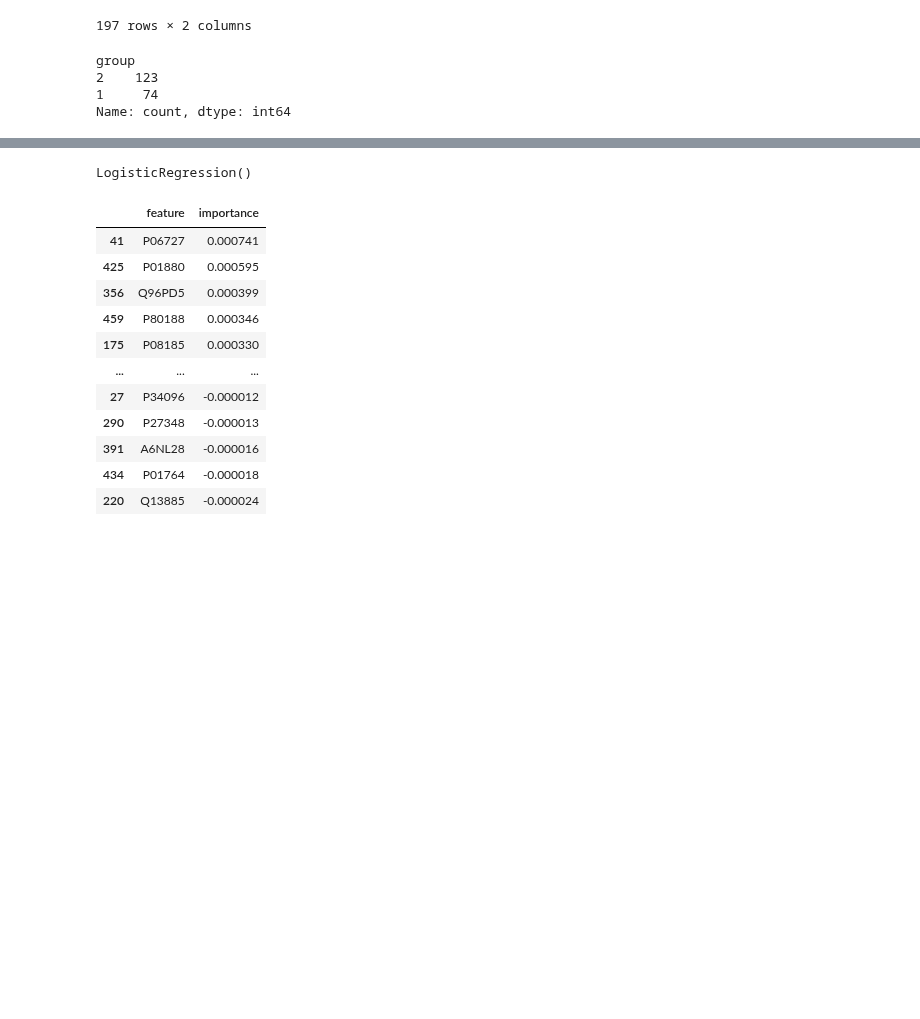
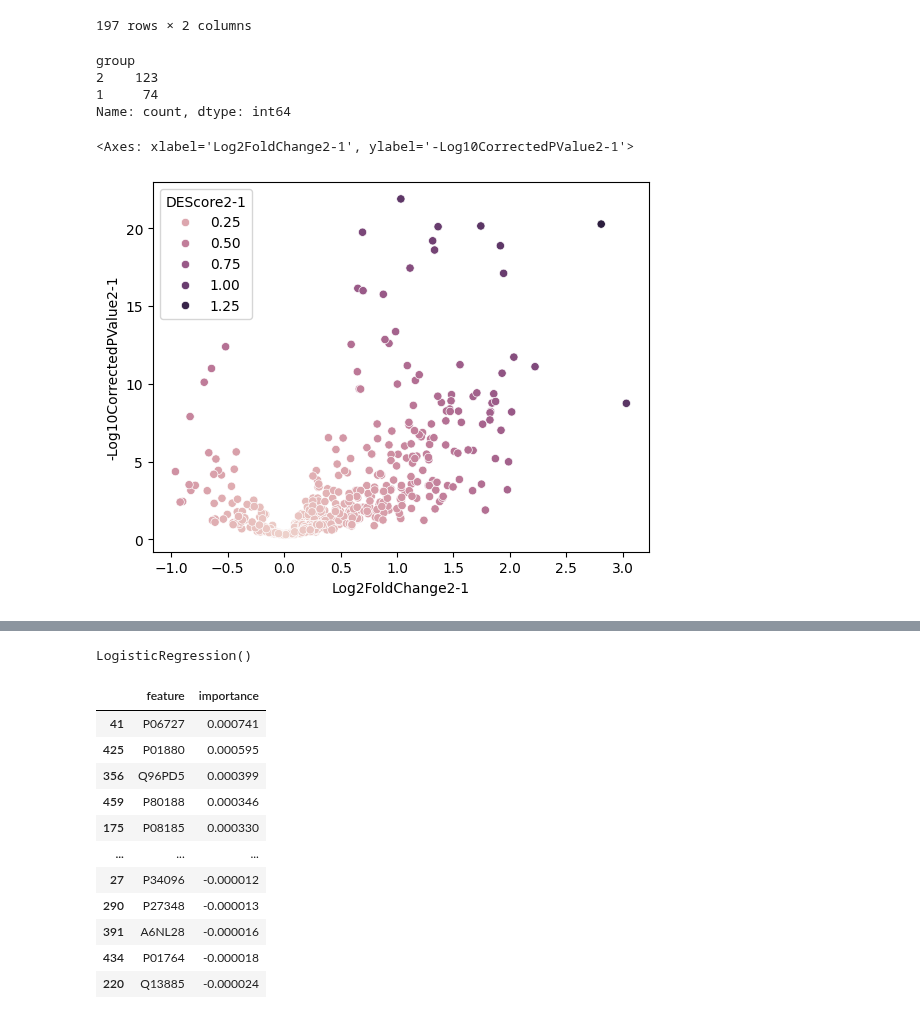
Before and after one commit to InfectionMedicineProteomics/DPKS, a Jupyter notebook: notebooks/importance_comparison.ipynb, the cells around one changed output, grey strips where cells are left out. Cells and saved outputs as stored; diff of their text form; code cells hidden in the pictures; blank space fills up the shorter version.

```diff
--- a/notebooks/importance_comparison.ipynb
+++ b/notebooks/importance_comparison.ipynb
@@ -40,13 +40,27 @@ qm = QuantMatrix(
     #quantification_file="/home/aaron/projects/dpks/notebooks/ml_api/quantified_proteins.tsv",
     quantification_file="../tests/input_files/data_sepsis.tsv",
     design_matrix_file=design_matrix
-).filter().normalize(method="mean").quantify(method="top_n", top_n=3, summarization_method="mean").impute(method="uniform_percentile")
+).filter().normalize(method="mean").quantify(method="top_n", top_n=3, summarization_method="mean").impute(
+    method="uniform_percentile")
 # %%
 qm = qm.compare(
     method="linregress",
     min_samples_per_group=10,
     comparisons=[(2, 1)]
 )
+# %%
+import seaborn as sns
+import numpy as np
+
+sns.scatterplot(
+    data=qm.row_annotations,
+    x="Log2FoldChange2-1",
+    y="-Log10CorrectedPValue2-1",
+    hue="DEScore2-1",
+)
+# %% [output]
+<Axes: xlabel='Log2FoldChange2-1', ylabel='-Log10CorrectedPValue2-1'>
+[figure, added]
 # %%
 X, y = qm.to_ml()
 # %%
```
Also changed, not shown: parts of 5 cells of this notebook, 6 other files.
